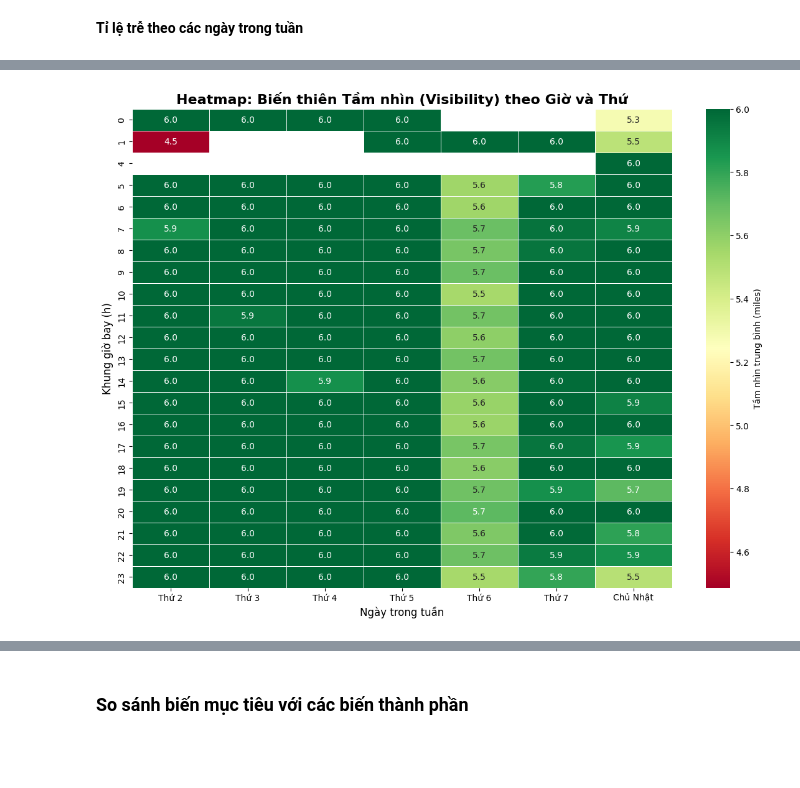
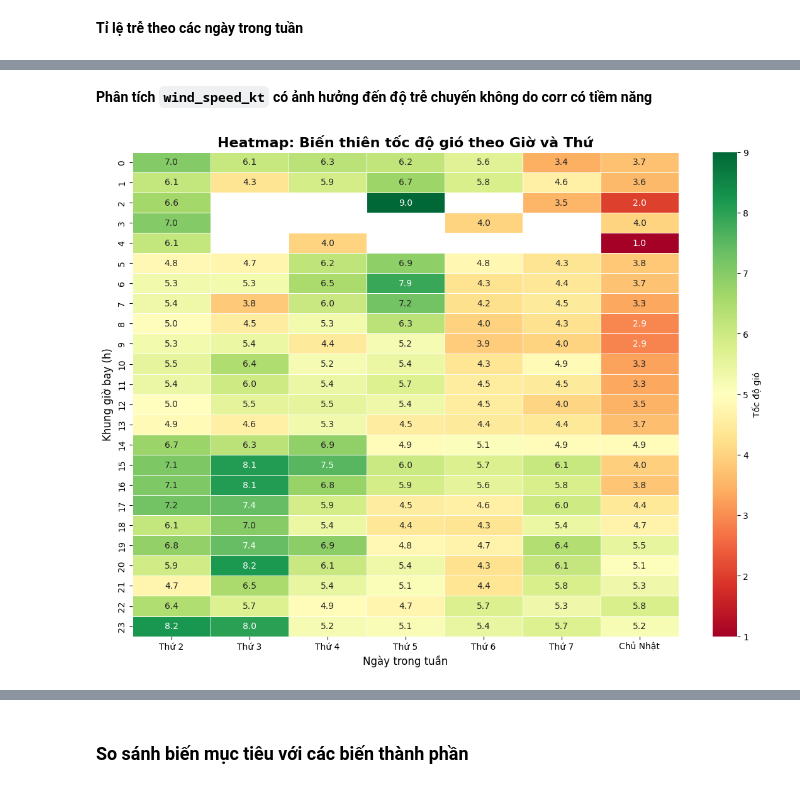
Before and after one commit to tdat1465/data-monitoring-lab, a Jupyter notebook: EDA/data_exploration.ipynb, the cells around one changed output, grey strips where cells are left out. Saved outputs shown, nothing was run; the diff lists cells and outputs as text; code cells hidden in the pictures; blank space fills up the shorter version.

```diff
--- a/EDA/data_exploration.ipynb
+++ b/EDA/data_exploration.ipynb
@@ -9,4 +9,5 @@ DATA_PATH = "./"
 # %% [markdown]
 ## Phân tích tổng quan
 # %%
-df_train = pd.read_csv(DATA_PATH + 'training_dataset_labeled_period.csv')
+df_train = pd.read_csv(DATA_PATH + 'test_flight_filtered.csv')
+df_train.head()
@@ -23,9 +22,15 @@ df_train.head()
 # %%
-# Bỏ các cột không có giá trị cho việc EDA
-drop_cols = ['retrieved_at_vn', 'report_time_utc', 'report_time_vn', 'raw_metar', 'status_raw', 'route_airport', 'scheduled_time',
-             'estimated_time', 'flight_number']
+selected_columns = [
+    'flight_date', 'direction', 'flight_number', 'source_airport',
+    'route_airport_std', 'status_group', 'scheduled_dt', 'estimated_dt',
+    'delay_minutes', 'label_delay', 'icao_code', 'temperature_c',
+    'dew_point_c', 'wind_direction_deg', 'wind_speed_kt', 'visibility_miles',
+    'cloud_cover', 'is_wind_variable', 'scheduled_hour', 'scheduled_dayofweek',
+    'scheduled_month', 'airline_code', 'minutes_to_departure_at_snapshot',
+    'temp_dew_spread', 'is_low_visibility'
+]
 
-df_train = df_train.drop(columns=drop_cols)
+df_train = df_train[selected_columns]
 # %%
 df_train
 # %% [output]
@@ -225,0 +259,12 @@ Các dòng `deplay_minutes` bị thiếu nhưng đều có `status_group` là `o
+# %%
+# Tạo một cột tạm thời: 1 nếu thiếu wind_direction, 0 nếu có
+df_train['missing_wind'] = df_train['wind_direction_deg'].isnull().astype(int)
+
+# So sánh tỉ lệ trễ (label_delay) hoặc số phút trễ trung bình giữa 2 nhóm
+print("So sánh tỉ lệ trễ khi có/không có dữ liệu hướng gió:")
+print(df_train.groupby('missing_wind')['label_delay'].mean())
+
+# Hoặc dùng Boxplot để so sánh delay_minutes
+sns.boxplot(x='missing_wind', y='delay_minutes', data=df_train)
+plt.title('Ảnh hưởng của việc thiếu dữ liệu gió đến số phút trễ')
+plt.show()
@@ -379,10 +451,0 @@ $\rightarrow$ Không thể nhận định là các yếu tố thời tiết là
-# %%
-# Chuyển flight_date về datetime và vẽ trend theo ngày
-df_train['flight_date'] = pd.to_datetime(df_train['flight_date'])
-daily_trend = df_train.groupby('flight_date')['label_delay'].mean()
-
-plt.figure(figsize=(12, 5))
-daily_trend.plot(marker='o', color='red')
-plt.title('Xu hướng Tỷ lệ trễ theo ngày thực tế')
-plt.ylabel('Tỷ lệ trễ')
-plt.grid(True)
@@ -514,28 +600,30 @@ plt.show()
+# %% [markdown]
+**Phân tích `wind_speed_kt` có ảnh hưởng đến độ trễ chuyến không do corr có tiềm năng**
 # %%
-visibility_heatmap = df_train.groupby(['scheduled_hour', 'scheduled_dayofweek'])['visibility_miles'].mean().unstack()
+visibility_heatmap = df_train.groupby(['scheduled_hour', 'scheduled_dayofweek'])['wind_speed_kt'].mean().unstack()
 
 # 2. Mapping lại nhãn ngày để khớp với dữ liệu thực tế (tránh lỗi Length mismatch)
 day_map = {0: 'Thứ 2', 1: 'Thứ 3', 2: 'Thứ 4', 3: 'Thứ 5', 4: 'Thứ 6', 5: 'Thứ 7', 6: 'Chủ Nhật'}
 visibility_heatmap = visibility_heatmap.rename(columns=day_map)
 
 # 3. Vẽ biểu đồ
 plt.figure(figsize=(14, 10))
 
 # Sử dụng bảng màu RdYlGn (Red-Yellow-Green)
 # Màu Đỏ (Thấp) = Tầm nhìn kém (Nguy hiểm)
 # Màu Xanh (Cao) = Tầm nhìn tốt (An toàn)
 sns.heatmap(visibility_heatmap,
             annot=True,
             fmt=".1f",
             cmap="RdYlGn",
             linewidths=.5,
-            cbar_kws={'label': 'Tầm nhìn trung bình (miles)'})
+            cbar_kws={'label': 'Tốc độ gió'})
 
-plt.title('Heatmap: Biến thiên Tầm nhìn (Visibility) theo Giờ và Thứ', fontsize=16, fontweight='bold')
+plt.title('Heatmap: Biến thiên tốc độ gió theo Giờ và Thứ', fontsize=16, fontweight='bold')
 plt.xlabel('Ngày trong tuần', fontsize=12)
 plt.ylabel('Khung giờ bay (h)', fontsize=12)
 
 plt.show()
 # %% [output]
-[figure, old version]
+[figure, new version]
 # %% [markdown]
```
Also changed, not shown: parts of 54 cells of this notebook, 1 other file.
